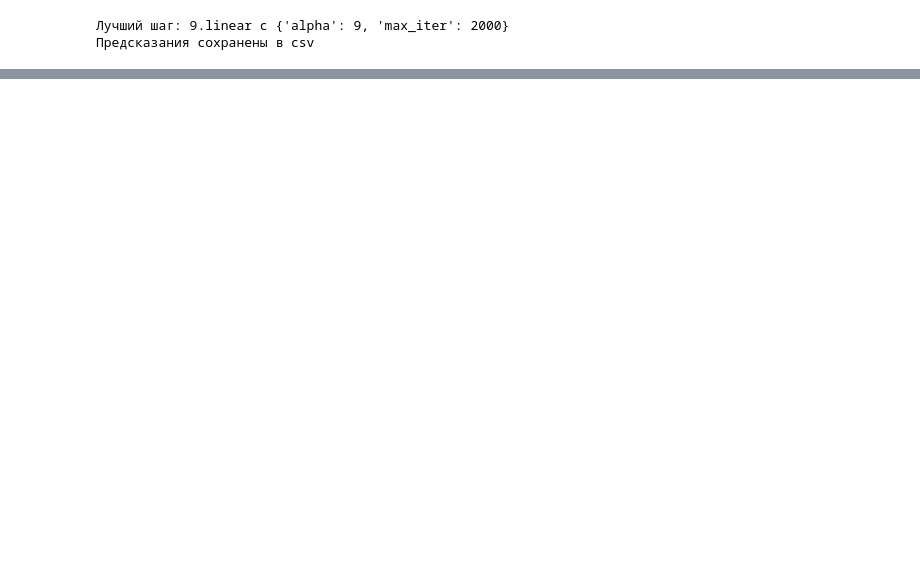
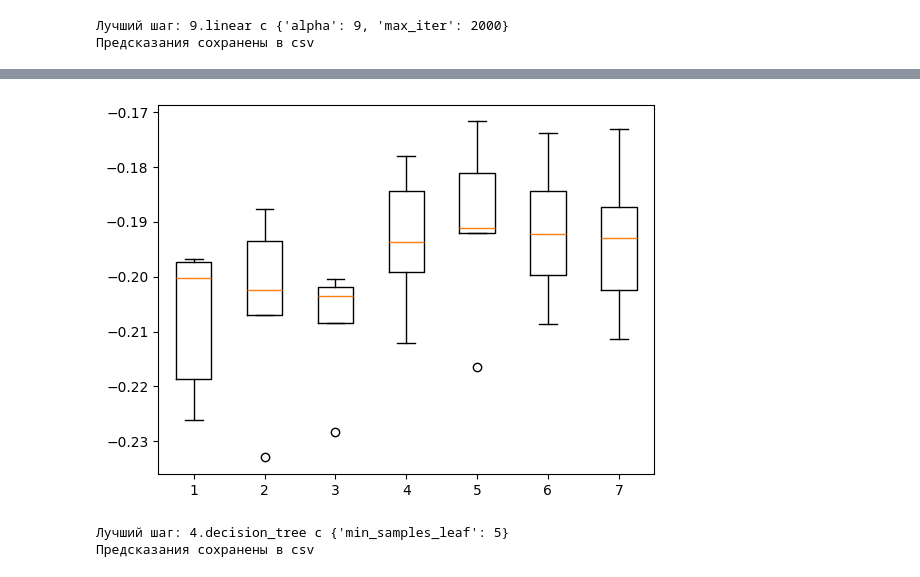
Before and after one commit to AndreyZhartun/titanic, a Jupyter notebook: houseprices_main.ipynb, the cells around one changed output, grey strips where cells are left out. Saved outputs shown, nothing was run; the diff lists cells and outputs as text; code cells hidden in the pictures; blank space fills up the shorter version.

```diff
--- a/houseprices_main.ipynb
+++ b/houseprices_main.ipynb
@@ -103,0 +224,18 @@ linear_alphas_pipeline.predict()
+# %%
+config_tree = config.copy()
+
+to_train = []
+
+for i in range(1, 8):
+    to_train.append(
+        {
+            "model": "decision_tree",
+            "params": {"min_samples_leaf": i},
+        }
+    )
+
+config_tree.experiment.to_train = to_train
+
+pipeline_tree = RegressionPipeline(config_tree)
+
+pipeline_tree.run()
@@ -103,0 +260,9 @@ linear_alphas_pipeline.predict()
+# %%
+boxplot(pipeline_tree.results)
+# %% [output]
+[figure, added]
+# %%
+pipeline_tree.predict()
+# %% [output]
+Лучший шаг: 4.decision_tree с {'min_samples_leaf': 5}
+Предсказания сохранены в csv
```
Also changed, not shown: parts of 30 cells of this notebook, 6 other files.
